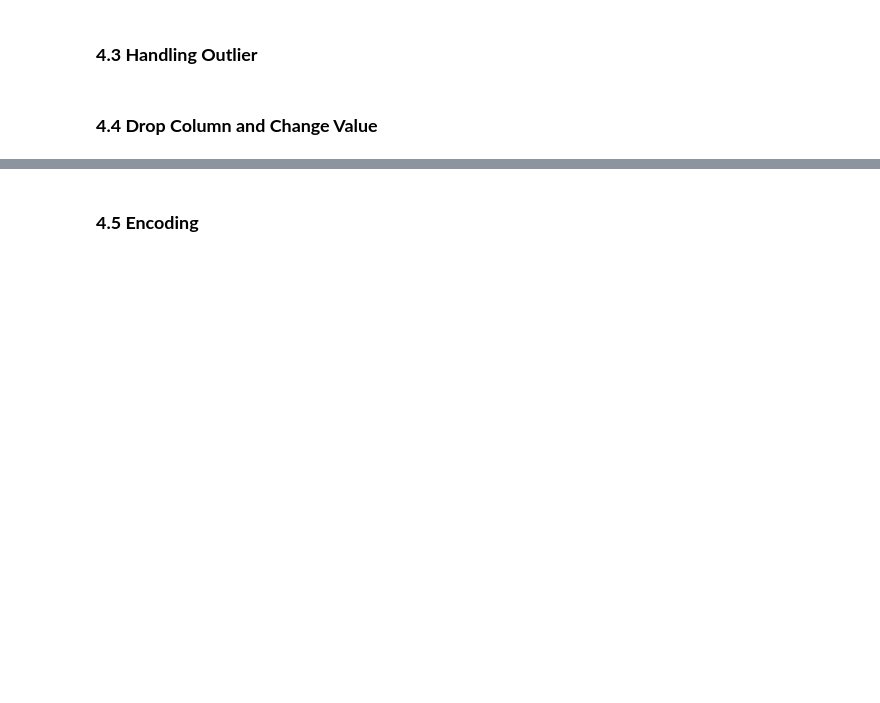
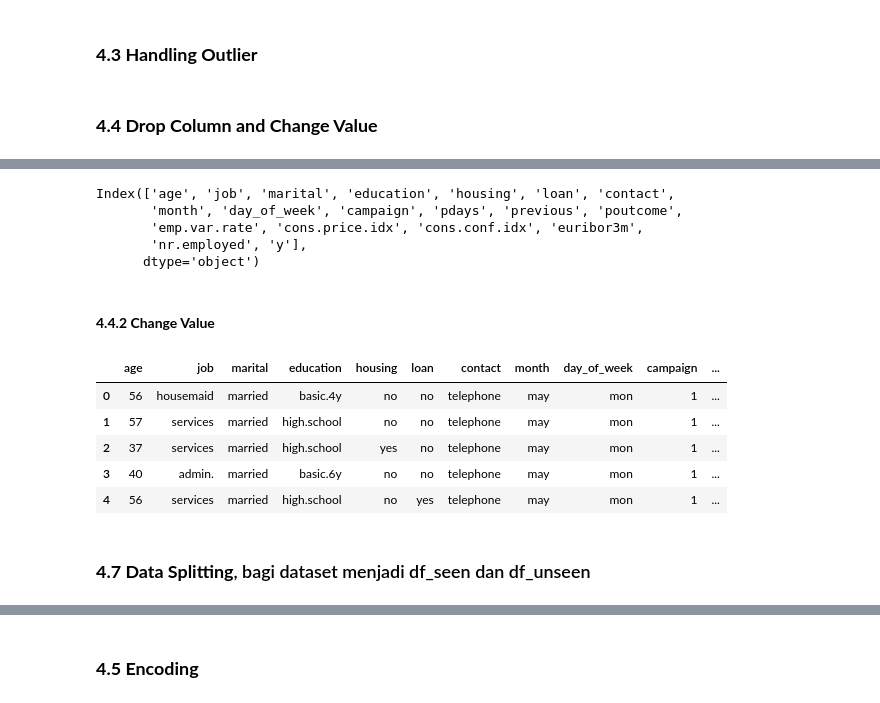
Before and after one commit to PurwadhikaDev/DeltaGroup_JC_DS_FT_Jogja_01_FinalProject, a Jupyter notebook: notebooks/GroupDelta_Bank_Marketing_Campaign.ipynb, the cells around one changed output, grey strips where cells are left out. Cells and saved outputs as stored; diff of their text form; code cells hidden in the pictures; blank space fills up the shorter version.

```diff
--- a/notebooks/GroupDelta_Bank_Marketing_Campaign.ipynb
+++ b/notebooks/GroupDelta_Bank_Marketing_Campaign.ipynb
@@ -1698,0 +1717,25 @@ Pada bagian `Data Preprocessing` ini, kita akan melakukan beberapa treatment pad
+# %%
+df_ML = df.drop(columns=['age_range', 'default', 'duration'])
+# %%
+df_ML.columns
+# %% [output]
+Index(['age', 'job', 'marital', 'education', 'housing', 'loan', 'contact',
+       'month', 'day_of_week', 'campaign', 'pdays', 'previous', 'poutcome',
+       'emp.var.rate', 'cons.price.idx', 'cons.conf.idx', 'euribor3m',
+       'nr.employed', 'y'],
+      dtype='object')
+# %% [markdown]
+#### **4.4.2 Change Value**
+# %%
+df_ML = df_ML.rename(columns={'y' : 'Deposit'})
+# %%
+df_ML['Deposit'] = np.where(df_ML['Deposit'] == 'yes',1,0)
+# %%
+df_ML.head()
+# %% [output]
+|  | age | job | marital | education | housing | loan | contact | month | day_of_week | campaign | ... |
+| 0 | 56 | housemaid | married | basic.4y | no | no | telephone | may | mon | 1 | ... |
+| 1 | 57 | services | married | high.school | no | no | telephone | may | mon | 1 | ... |
+| 2 | 37 | services | married | high.school | yes | no | telephone | may | mon | 1 | ... |
+| 3 | 40 | admin. | married | basic.6y | no | no | telephone | may | mon | 1 | ... |
+| 4 | 56 | services | married | high.school | no | yes | telephone | may | mon | 1 | ... |
@@ -1698,0 +1745,2 @@ Pada bagian `Data Preprocessing` ini, kita akan melakukan beberapa treatment pad
+# %% [markdown]
+### **4.7 Data Splitting**, bagi dataset menjadi df_seen dan df_unseen
```
Also changed, not shown: parts of 41 cells of this notebook.
